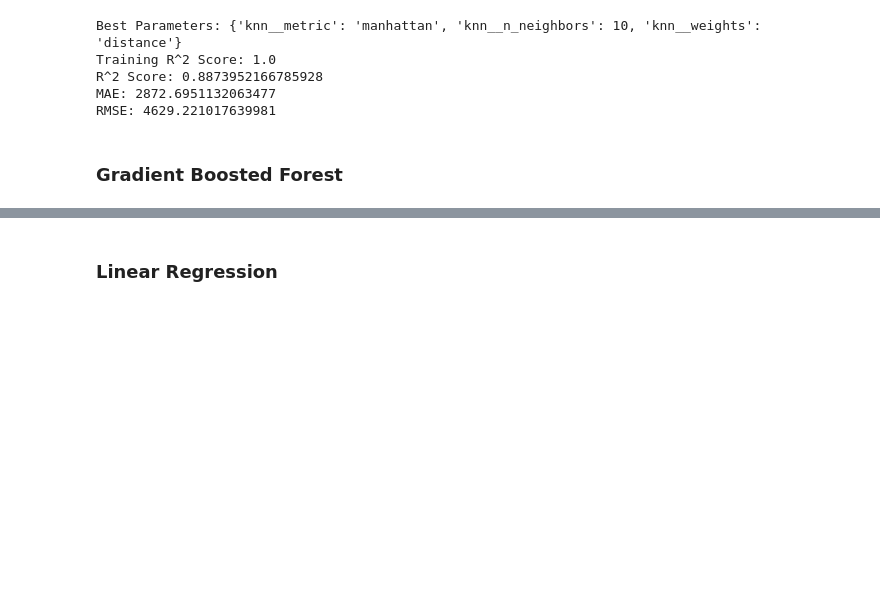
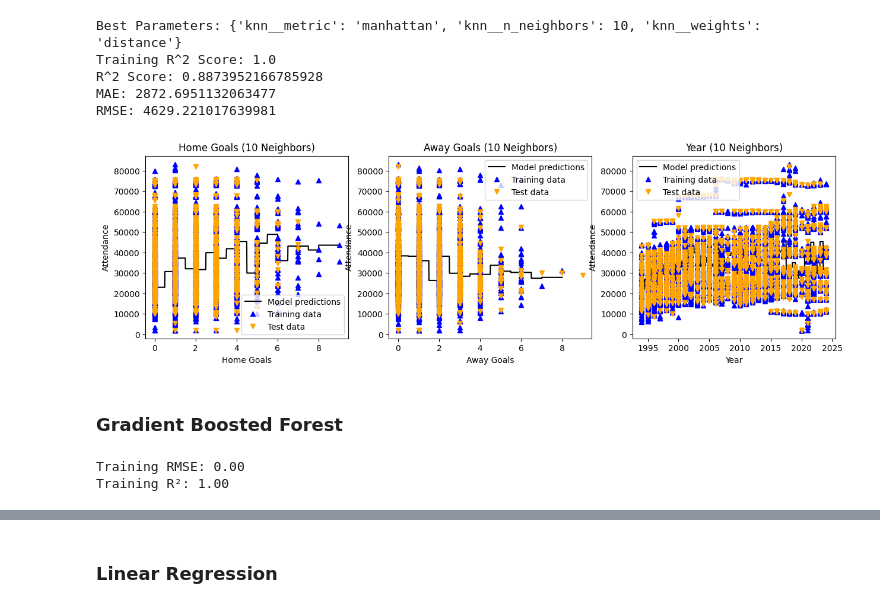
Before and after one commit to Eliaspw15/444-Final-project, a Jupyter notebook: main copy.ipynb, the cells around one changed output, grey strips where cells are left out. Cells and saved outputs as stored; diff of their text form; code cells hidden in the pictures; blank space fills up the shorter version.

Commit message:
<ADD> graphs added

```diff
--- a/main copy.ipynb
+++ b/main copy.ipynb
@@ -166,6 +169,39 @@ Training R^2 Score: 1.0
 R^2 Score: 0.8873952166785928
 MAE: 2872.6951132063477
 RMSE: 4629.221017639981
+# %%
+n_features = len(numerical_features)
+n_cols = 3
+n_rows = (n_features + n_cols - 1) // n_cols
+
+fig, axes = plt.subplots(n_rows, n_cols, figsize=(5 * n_cols, 4 * n_rows))
+axes = axes.flatten()
+
+for i, feature in enumerate(numerical_features):
+    ax = axes[i]
+
+    X_train_arr = X_train[[feature]]
+    X_test_arr = X_test[[feature]]
+
+    # Create line for predictions across the feature's range
+    line = np.linspace(float(X_train_arr.min()), float(X_train_arr.max()), 1000).reshape(-1, 1)
+
+    # Fit the KNN model, just for line
+    reg = KNeighborsRegressor(n_neighbors=10)
+    reg.fit(X_train_arr, y_train)
+    #modify later to use model in last code block instead of refitting here
+    #need array of feature lines
+
+    ax.plot(line, reg.predict(line), label="Model predictions", color='black')
+    ax.plot(X_train_arr, y_train, '^', c='blue', markersize=6, label="Training data")
+    ax.plot(X_test_arr, y_test, 'v', c='orange', markersize=6, label="Test data")
+
+    ax.set_title(f"{feature} (10 Neighbors)")
+    ax.set_xlabel(feature)
+    ax.set_ylabel("Attendance")
+    ax.legend(loc="best")
+# %% [output]
+[figure, added]
 # %% [markdown]
 ### Gradient Boosted Forest
 # %%
@@ -175,5 +211,15 @@ X = data.drop('Attendance', axis=1)
 y = data['Attendance']
 
 X_train, X_test, y_train, y_test = train_test_split(X, y, test_size=0.2, random_state=42)
+
+#Training prediction
+y_train_pred = grid_search.predict(X_train)
+rmse_train = np.sqrt(mean_squared_error(y_train, y_train_pred))
+r2_train = r2_score(y_train, y_train_pred)
+print("Training RMSE: {:.2f}".format(rmse_train))
+print("Training R²: {:.2f}".format(r2_train))
+# %% [output]
+Training RMSE: 0.00
+Training R²: 1.00
 # %%
 # Identify categorical and numerical columns
```
Also changed, not shown: parts of 14 cells of this notebook.
